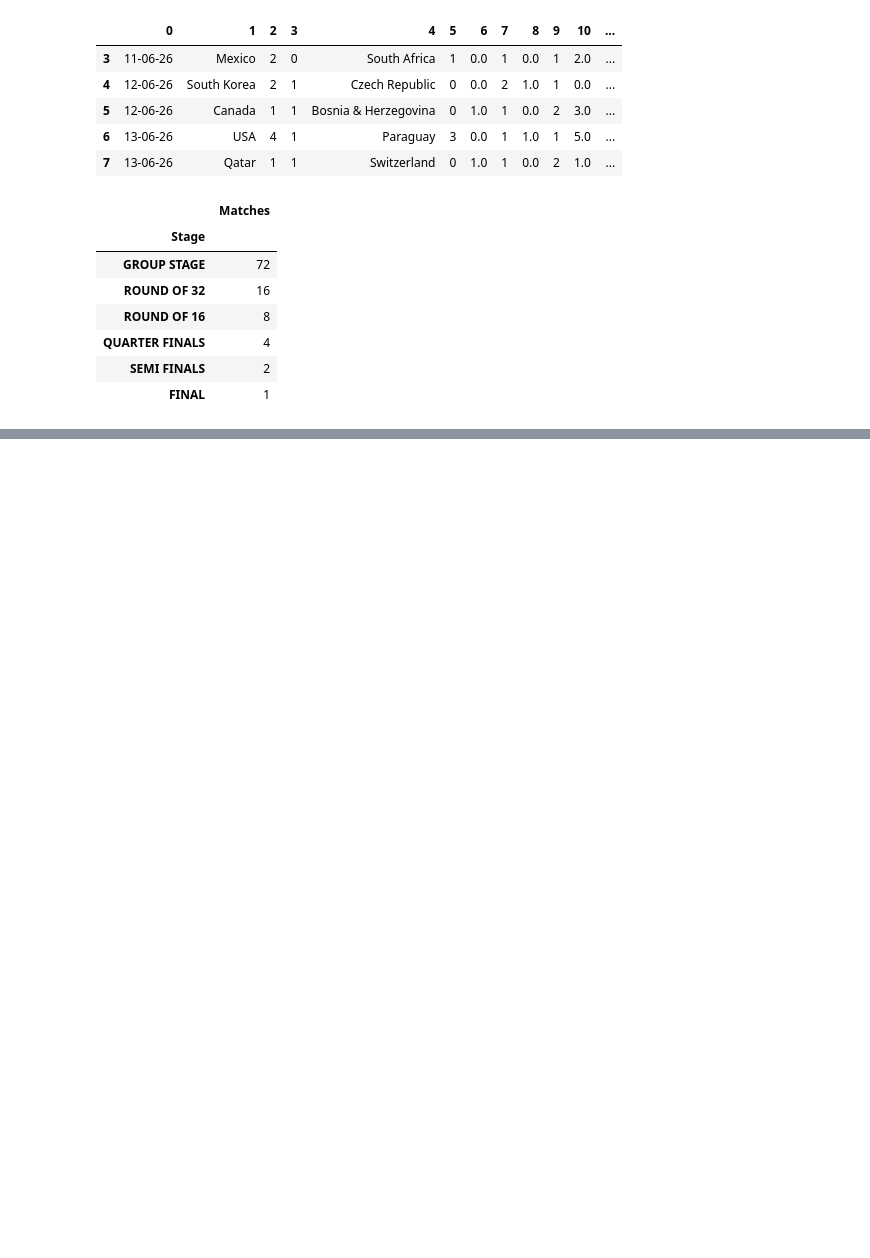
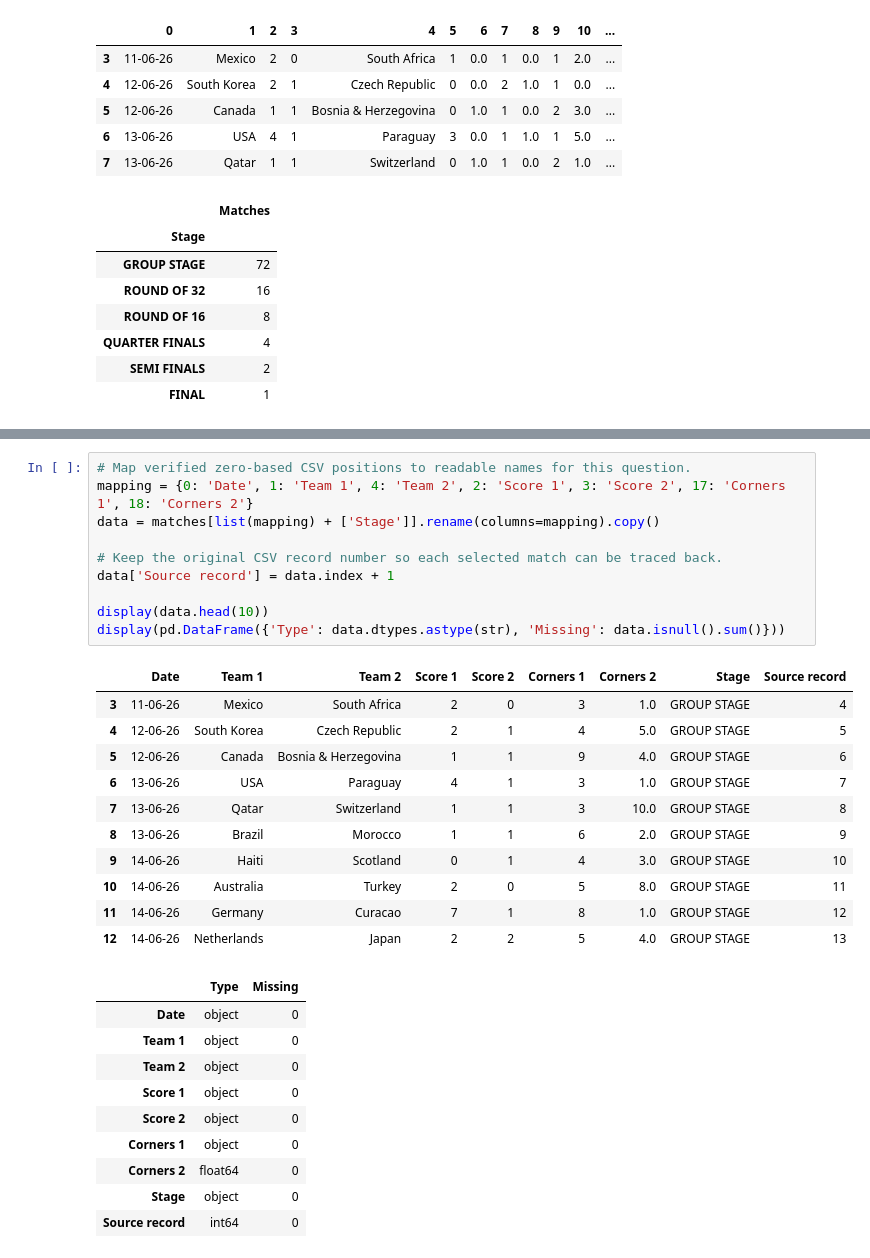
Before and after one commit to omarfaruk309/HIT140-FOUNDATIONS-OF-DATA-SCIENCE-Assessment2-WorldCup2026, a Jupyter notebook: questions/question3/visualisations/coding.ipynb, the cells around one changed output, grey strips where cells are left out. Saved outputs shown, nothing was run; the diff lists cells and outputs as text; blank space fills up the shorter version.

Commit message:
Complete Section 4: Select relevant columns

```diff
--- a/questions/question3/visualisations/coding.ipynb
+++ b/questions/question3/visualisations/coding.ipynb
@@ -128,0 +133,32 @@ Match observations: 103
+# %%
+# Map verified zero-based CSV positions to readable names for this question.
+mapping = {0: 'Date', 1: 'Team 1', 4: 'Team 2', 2: 'Score 1', 3: 'Score 2', 17: 'Corners 1', 18: 'Corners 2'}
+data = matches[list(mapping) + ['Stage']].rename(columns=mapping).copy()
+
+# Keep the original CSV record number so each selected match can be traced back.
+data['Source record'] = data.index + 1
+
+display(data.head(10))
+display(pd.DataFrame({'Type': data.dtypes.astype(str), 'Missing': data.isnull().sum()}))
+# %% [output]
+|  | Date | Team 1 | Team 2 | Score 1 | Score 2 | Corners 1 | Corners 2 | Stage | Source record |
+| 3 | 11-06-26 | Mexico | South Africa | 2 | 0 | 3 | 1.0 | GROUP STAGE | 4 |
+| 4 | 12-06-26 | South Korea | Czech Republic | 2 | 1 | 4 | 5.0 | GROUP STAGE | 5 |
+| 5 | 12-06-26 | Canada | Bosnia & Herzegovina | 1 | 1 | 9 | 4.0 | GROUP STAGE | 6 |
+| 6 | 13-06-26 | USA | Paraguay | 4 | 1 | 3 | 1.0 | GROUP STAGE | 7 |
+| 7 | 13-06-26 | Qatar | Switzerland | 1 | 1 | 3 | 10.0 | GROUP STAGE | 8 |
+| 8 | 13-06-26 | Brazil | Morocco | 1 | 1 | 6 | 2.0 | GROUP STAGE | 9 |
+| 9 | 14-06-26 | Haiti | Scotland | 0 | 1 | 4 | 3.0 | GROUP STAGE | 10 |
+| 10 | 14-06-26 | Australia | Turkey | 2 | 0 | 5 | 8.0 | GROUP STAGE | 11 |
+| 11 | 14-06-26 | Germany | Curacao | 7 | 1 | 8 | 1.0 | GROUP STAGE | 12 |
+| 12 | 14-06-26 | Netherlands | Japan | 2 | 2 | 5 | 4.0 | GROUP STAGE | 13 |
+|  | Type | Missing |
+| Date | object | 0 |
+| Team 1 | object | 0 |
+| Team 2 | object | 0 |
+| Score 1 | object | 0 |
+| Score 2 | object | 0 |
+| Corners 1 | object | 0 |
+| Corners 2 | float64 | 0 |
+| Stage | object | 0 |
+| Source record | int64 | 0 |
```
Also changed, not shown: parts of 1 cell of this notebook.
